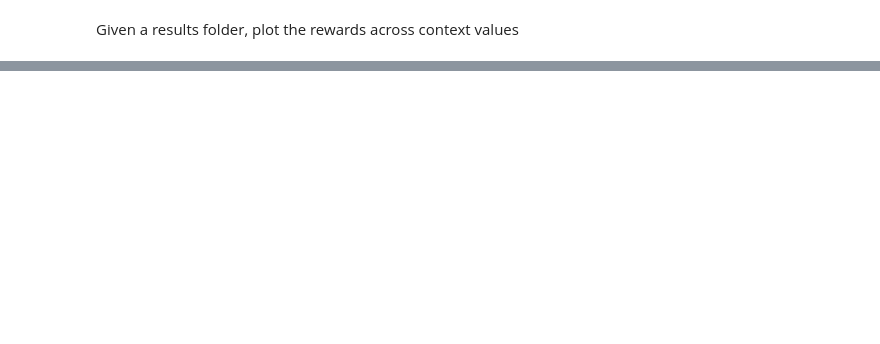
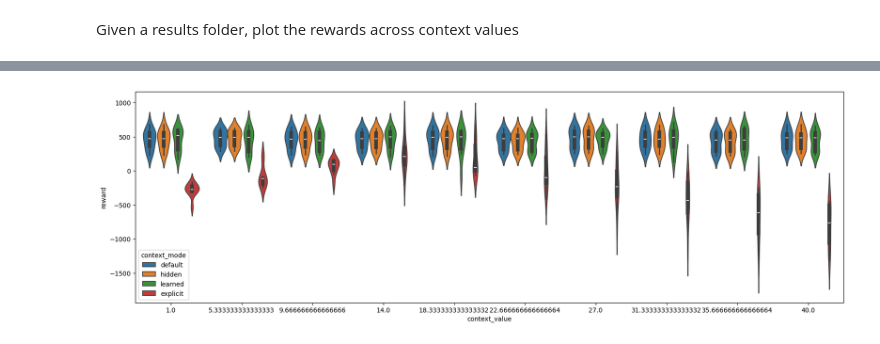
Before and after one commit to tidiane-camaret/contextual_rl_zero_shot, a Jupyter notebook: scripts/plot_eval_rewards.ipynb, the cells around one changed output, grey strips where cells are left out. Drawn from its saved outputs; the diff is of its cells as text; code cells hidden in the pictures; blank space fills up the shorter version.

```diff
--- a/scripts/plot_eval_rewards.ipynb
+++ b/scripts/plot_eval_rewards.ipynb
@@ -34,0 +48,7 @@ sns.violinplot(data=reward_df, x="context_value", y="reward", hue="context_mode"
+# %%
+# Env: CARLBraxAnt, context: mass_torso, total_timesteps: 30000
+# train_env : lower_bound_coeff: 0.2, upper_bound_coeff: 2.0, distribution: uniform (100 samples)
+# test_env : lower_bound_coeff: 0.1, upper_bound_coeff: 4.0, distribution: discrete (10 samples)
+plot_rewards("results/hydra/multirun/2024-02-03/12-49-45")
+# %% [output]
+[figure, added]
```
Also changed, not shown: parts of 11 cells of this notebook, 30 other files.
